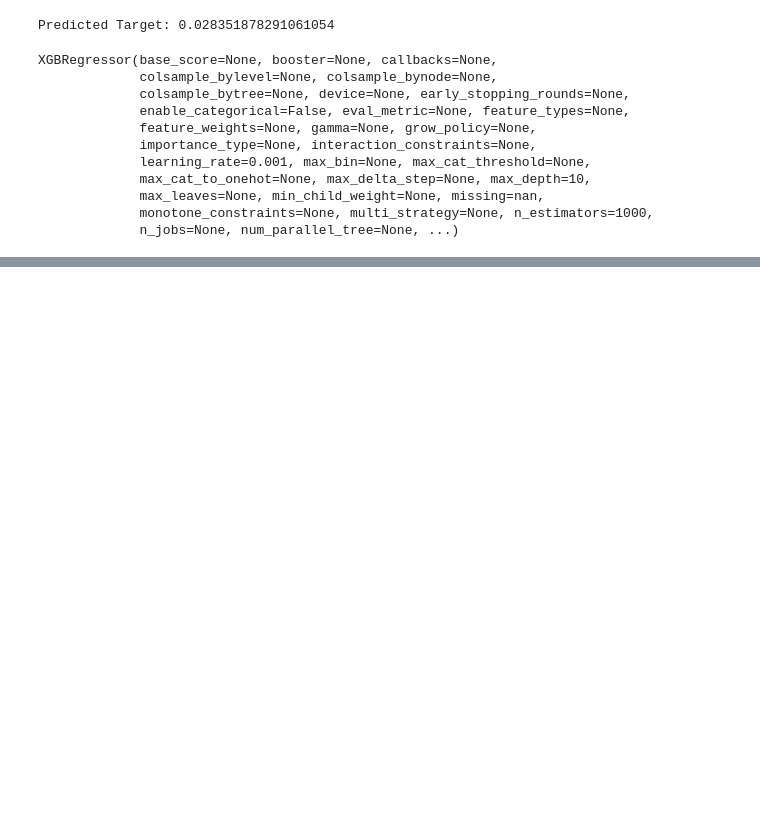
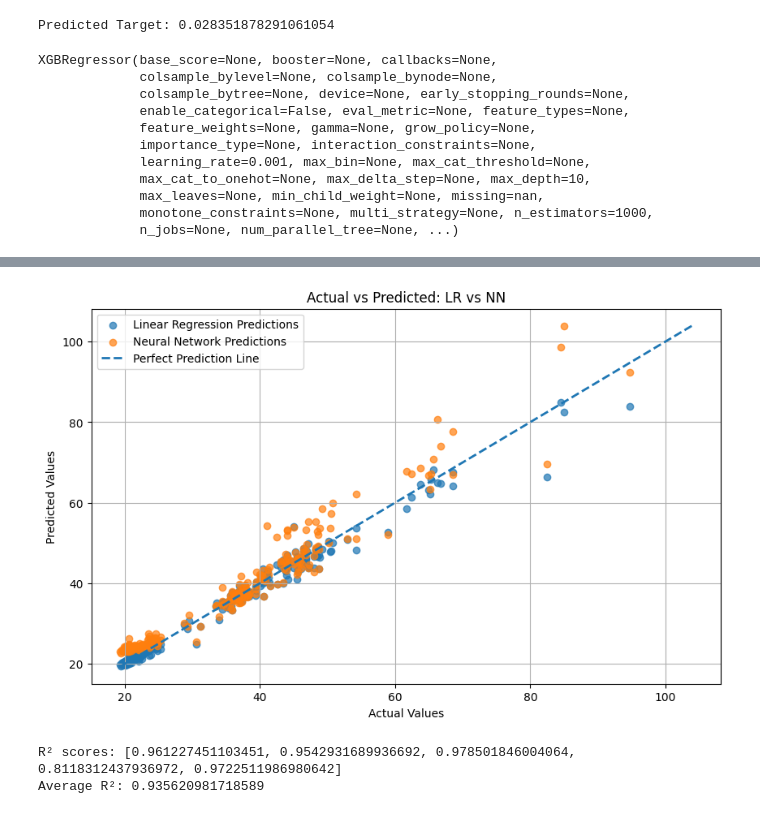
Before and after one commit to monay797/intel-daily-stock-price-prediction, a Jupyter notebook: notebooks/training-models.ipynb, the cells around one changed output, grey strips where cells are left out. Saved outputs shown, nothing was run; the diff lists cells and outputs as text; code cells hidden in the pictures; blank space fills up the shorter version.

```diff
--- a/notebooks/training-models.ipynb
+++ b/notebooks/training-models.ipynb
@@ -280,0 +277,35 @@ plt.show()
+# %%
+# Create figure
+plt.figure(figsize=(10,6))
+
+# Scatter plots
+plt.scatter(y_test, lr_pred, label='Linear Regression Predictions', alpha=0.7)
+plt.scatter(y_test, nn_pred, label='Neural Network Predictions', alpha=0.7)
+
+# Perfect prediction line (Actual = Predicted)
+min_val = min(y_test.min(), lr_pred.min(), nn_pred.min())
+max_val = max(y_test.max(), lr_pred.max(), nn_pred.max())
+
+plt.plot(
+    [min_val, max_val],
+    [min_val, max_val],
+    linestyle='--',
+    linewidth=2,
+    label='Perfect Prediction Line'
+)
+
+# Labels
+plt.xlabel('Actual Values')
+plt.ylabel('Predicted Values')
+plt.title('Actual vs Predicted: LR vs NN')
+
+# Legend
+plt.legend()
+
+# Grid
+plt.grid(True)
+
+# Show plot
+plt.show()
+# %% [output]
+[figure, added]
@@ -280,0 +323,27 @@ plt.show()
+# %%
+# Linear Regression Cross-Validation
+from sklearn.model_selection import TimeSeriesSplit
+from sklearn.metrics import r2_score
+
+tscv = TimeSeriesSplit(n_splits=5)
+
+cv_model = LinearRegression()
+
+scores = []
+
+for train_idx, test_idx in tscv.split(X):
+
+    X_train, X_test = X.iloc[train_idx], X.iloc[test_idx]
+    y_train, y_test = y.iloc[train_idx], y.iloc[test_idx]
+
+    cv_model.fit(X_train, y_train)
+
+    preds = cv_model.predict(X_test)
+
+    scores.append(r2_score(y_test, preds))
+
+print("R² scores:", scores)
+print("Average R²:", np.mean(scores))
+# %% [output]
+R² scores: [0.961227451103451, 0.9542931689936692, 0.978501846004064, 0.8118312437936972, 0.9722511986980642]
+Average R²: 0.935620981718589
```
Also changed, not shown: parts of 15 cells of this notebook.
